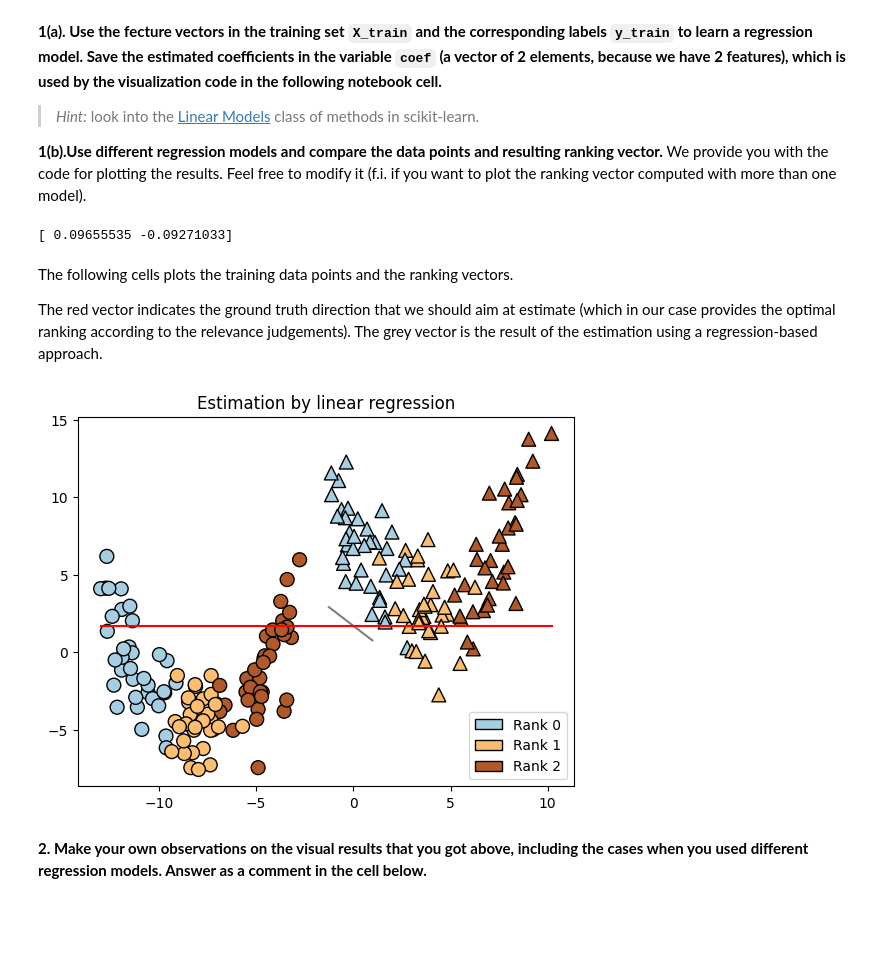
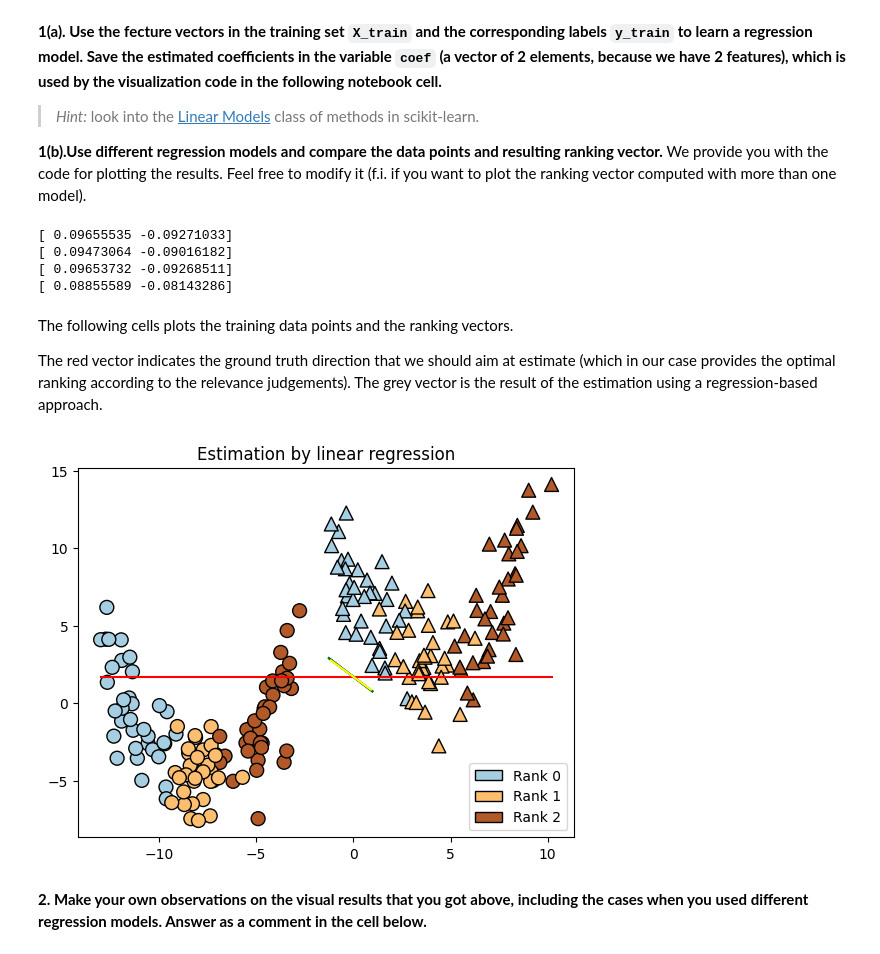
Before and after one commit to Jarron-Ng/IR_assignment_2, a Jupyter notebook: FIR-02/FIR-02.ipynb, the cells around one changed output. Saved outputs shown, nothing was run; the diff lists cells and outputs as text; code cells hidden in the pictures; blank space fills up the shorter version.

```diff
--- a/FIR-02/FIR-02.ipynb
+++ b/FIR-02/FIR-02.ipynb
@@ -182,13 +164,34 @@ from sklearn import linear_model
 reg = linear_model.LinearRegression()
 reg.fit(X_train, y_train)
 coef = reg.coef_
+
+# bayesian linear regression
+bayesian_reg = linear_model.BayesianRidge()
+bayesian_reg.fit(X_train, y_train)
+bayesian_coef = bayesian_reg.coef_
+
+ridge_model = linear_model.Ridge(alpha=0.5)
+ridge_model.fit(X_train, y_train)
+ridge_coef = ridge_model.coef_
+
+model_lasso = linear_model.Lasso(alpha=0.1)
+model_lasso.fit(X_train, y_train)
+lasso_coef = model_lasso.coef_
 ## END ANSWER
+
+
 
 # Remember to fill in the variable `coef` with the 2 estimated coefficients of the vector.
 # We use the `coef` variable for plotting purposes in the following cell
 print(coef)
+print(bayesian_coef)
+print(ridge_coef)
+print(lasso_coef)
 # %% [output]
 [ 0.09655535 -0.09271033]
+[ 0.09473064 -0.09016182]
+[ 0.09653732 -0.09268511]
+[ 0.08855589 -0.08143286]
 # %% [markdown]
 The following cells plots the training data points and the ranking vectors.
 
@@ -199,34 +202,44 @@ The red vector indicates the ground truth direction that we should aim at estima
 pl.scatter(X_train[idx, 0], X_train[idx, 1],
            c=y_train[idx], marker='^',
            cmap=pl.cm.Paired, s=100, edgecolors='k')
 
 # ~idx contains the indices of the samples from distribution 2
 pl.scatter(X_train[~idx, 0], X_train[~idx, 1],
            c=y_train[~idx], marker='o',
            cmap=pl.cm.Paired, s=100, edgecolors='k')
 
 # plot the estimated ranking vector (line)
 x_space = np.linspace(X_train[:,0].min(), X_train[:,0].max())
 pl.plot(x_space * coef[0], x_space * coef[1] + X_train[:,1].mean(), color='gray')
 
+# plot the estimated ranking vector for bayesian linear regression (line)
+x_space = np.linspace(X_train[:,0].min(), X_train[:,0].max())
+pl.plot(x_space * bayesian_coef[0], x_space * bayesian_coef[1] + X_train[:,1].mean(), color='blue')
+
 # plot ground truth coefficients (those used for data generation)
 x_space = np.linspace(X_train[:,0].min(), X_train[:,0].max())
 pl.plot(x_space * w[0], x_space * w[1] + X_train[:,1].mean(), color='red')
+
+x_space = np.linspace(X_train[:,0].min(), X_train[:,0].max())
+pl.plot(x_space * ridge_coef[0], x_space * ridge_coef[1] + X_train[:,1].mean(), color='green')
+
+x_space = np.linspace(X_train[:,0].min(), X_train[:,0].max())
+pl.plot(x_space * lasso_coef[0], x_space * lasso_coef[1] + X_train[:,1].mean(), color='yellow')
 
 
 
 #pl.axis('equal')
 pl.title('Estimation by linear regression')
 
 cm = pl.cm.get_cmap('Paired')
 pl.legend(loc='lower right',
           handles=[mpatches.Patch(facecolor=cm(0.), edgecolor='k', label='Rank 0'),
                   mpatches.Patch(facecolor=cm(0.5), edgecolor='k', label='Rank 1'),
                   mpatches.Patch(facecolor=cm(1.), edgecolor='k', label='Rank 2'),])
 
 pl.show()
 # %% [output]
-[figure, old version]
+[figure, new version]
 # %% [markdown]
 __2. Make your own observations on the visual results that you got above, including the cases when you used different regression models. Answer as a comment in the cell below.__
 # %%
```
Also changed, not shown: parts of 27 cells of this notebook, 1 other file.
